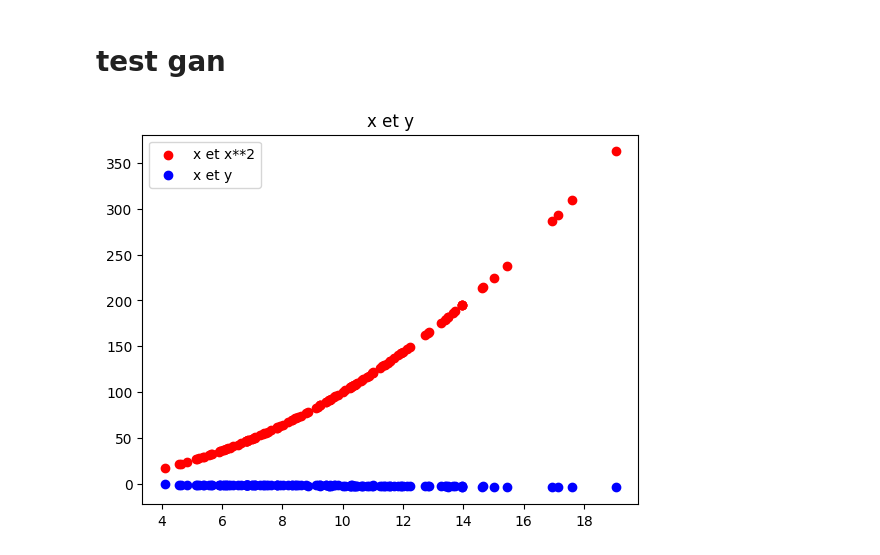
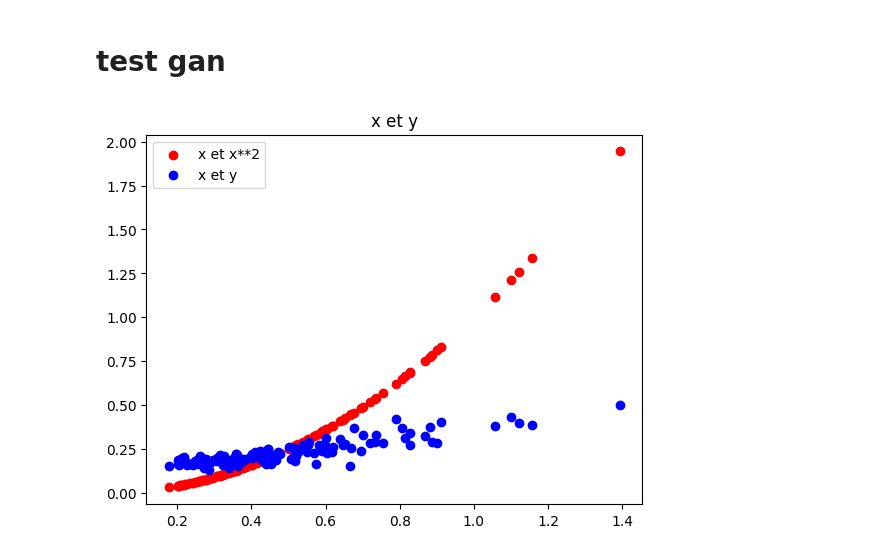
Before and after one commit to croissancecomparee/Deep_learning_classes, a Jupyter notebook: TP8 réseau GAN (2).ipynb, the cells around one changed output. Saved outputs shown, nothing was run; the diff lists cells and outputs as text; code cells hidden in the pictures.

```diff
--- a/TP8 réseau GAN (2).ipynb
+++ b/TP8 réseau GAN (2).ipynb
@@ -94,15 +76,15 @@ latent_dim = 5
 # Define Sequential model with 3 layers
 model_gen = keras.Sequential(
     [
-        layers.Dense(64, input_dim = latent_dim,activation="relu"),
-        layers.Dense(64, activation="relu"),
-        layers.Dense(64, activation="relu"),
-        layers.Dense(2, activation="linear")
+        layers.Dense(32, input_dim = latent_dim,activation="relu"),
+#         layers.Dense(64, activation="relu"),
+#         layers.Dense(64, activation="relu"),
+        layers.Dense(2)
     ]
 )
 # %%
 #compile the model and compute the parameters of the model
-model_gen.compile(optimizer='adam',loss='binary_crossentropy',metrics='mse')
+# model_gen.compile(optimizer='adam',loss='binary_crossentropy')
 # %% [markdown]
 # modèle GAN
 # %%
@@ -223,21 +303,21 @@ FileNotFoundError: [Errno 2] No such file or directory: 'imgs_gen_samples/0.png'
 # %% [markdown]
 # test gan
 # %%
-np.random.seed(42)
-tf.random.set_seed(42)
+np.random.seed(50)
+tf.random.set_seed(50)
 
 noise = np.random.randn(n_batch, latent_dim)
-y_gen = model_gen.predict(noise)
+y_test = model_gen.predict(noise)
 
 # courbe vraie valeur
-plt.scatter(y_gen[:,0],y_gen[:,0]**2,label='x et x**2',c='r')
+plt.scatter(y_test[:,0],y_test[:,0]**2,label='x et x**2',c='r')
 plt.title('x et x**2')
 
 # courbe valeur entrainee
-plt.scatter(y_gen[:,0],y_gen[:,1],label='x et y',c='b')
+plt.scatter(y_test[:,0],y_test[:,1],label='x et y',c='b')
 plt.title('x et y')
 
 plt.legend()  # Ajoute une légende pour distinguer les deux scatter plots
 plt.show()
 # %% [output]
-[figure, old version]
+[figure, new version]
```
Also changed, not shown: parts of 9 cells of this notebook, 1 other file.
